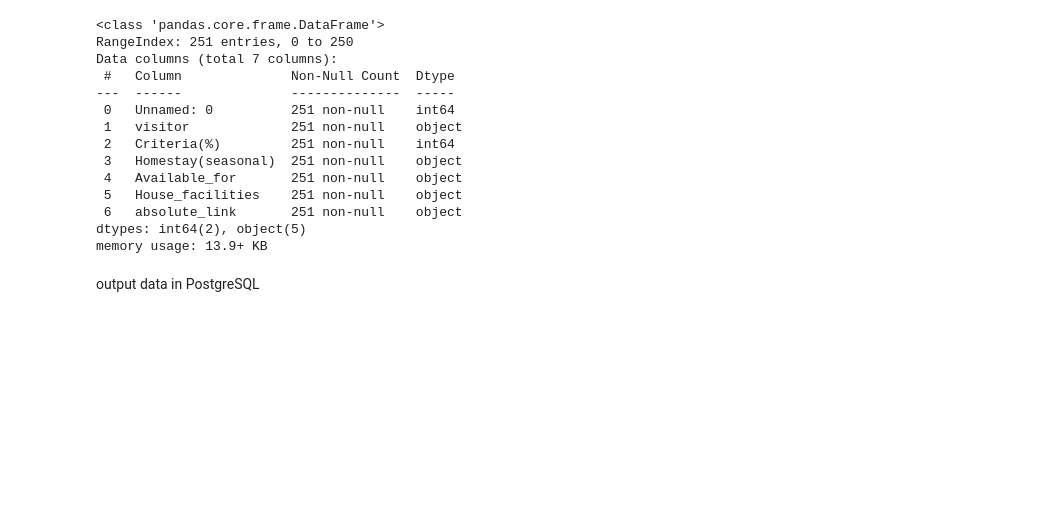
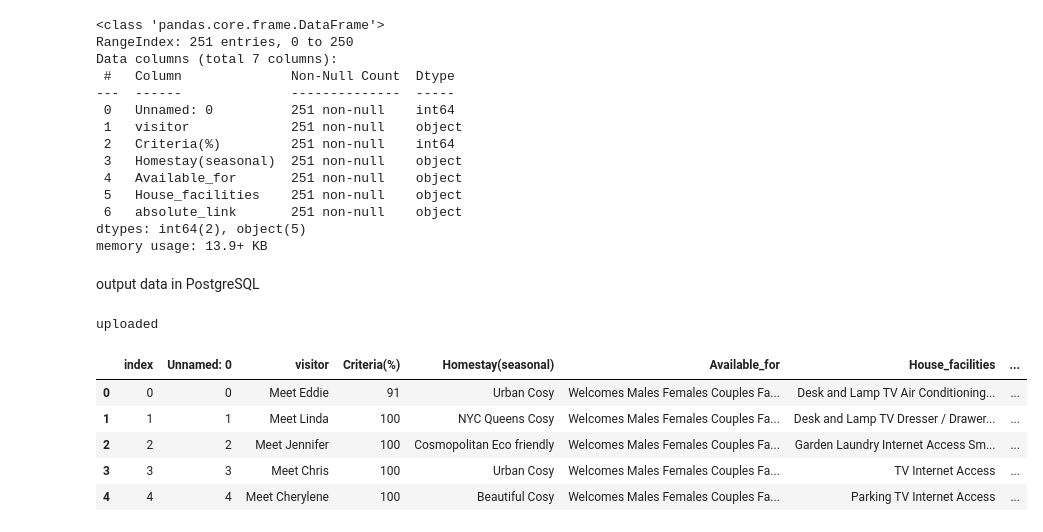
Before and after one commit to CyberWol-12/Data-science-project-with-python-webscraping, a Jupyter notebook: homestay.ipynb, the cells around one changed output. Drawn from its saved outputs; the diff is of its cells as text; code cells hidden in the pictures; blank space fills up the shorter version.

Commit message:
postgresql done

```diff
--- a/homestay.ipynb
+++ b/homestay.ipynb
@@ -625,3 +628,18 @@ dtypes: int64(2), object(5)
 memory usage: 13.9+ KB
 # %% [markdown]
 output data in PostgreSQL
+# %%
+engine = create_engine('postgresql+psycopg2://postgres:password@localhost:5432/postgres')
+real_estate_df.to_sql('real_estate',engine,if_exists='replace')
+print("uploaded")
+# %% [output]
+uploaded
+# %%
+pd.read_sql("SELECT * FROM real_estate LIMIT 5", engine)
+# %% [output]
+|  | index | Unnamed: 0 | visitor | Criteria(%) | Homestay(seasonal) | Available_for | House_facilities | ... |
+| 0 | 0 | 0 | Meet Eddie | 91 | Urban Cosy | Welcomes Males Females Couples Fa... | Desk and Lamp TV Air Conditioning... | ... |
+| 1 | 1 | 1 | Meet Linda | 100 | NYC Queens Cosy | Welcomes Males Females Couples Fa... | Desk and Lamp TV Dresser / Drawer... | ... |
+| 2 | 2 | 2 | Meet Jennifer | 100 | Cosmopolitan Eco friendly | Welcomes Males Females Couples Fa... | Garden Laundry Internet Access Sm... | ... |
+| 3 | 3 | 3 | Meet Chris | 100 | Urban Cosy | Welcomes Males Females Couples Fa... | TV Internet Access | ... |
+| 4 | 4 | 4 | Meet Cherylene | 100 | Beautiful Cosy | Welcomes Males Females Couples Fa... | Parking TV Internet Access | ... |
```
Also changed, not shown: parts of 1 cell of this notebook.
